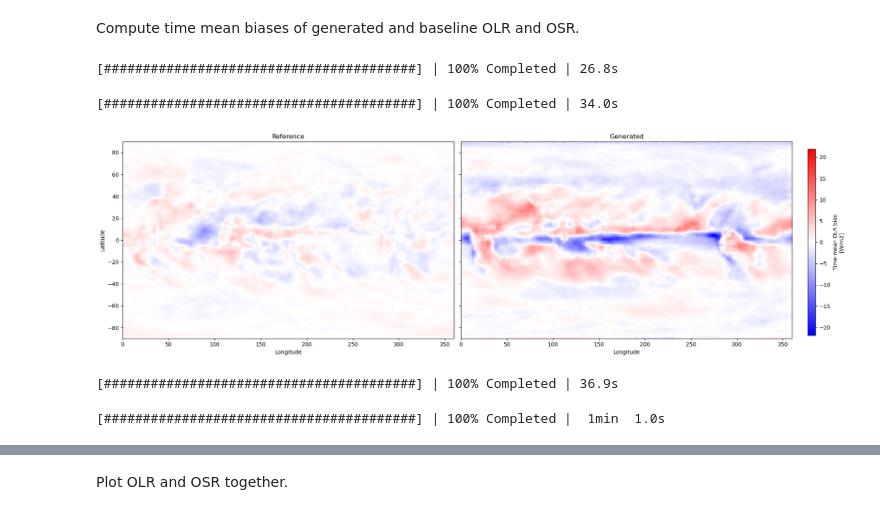
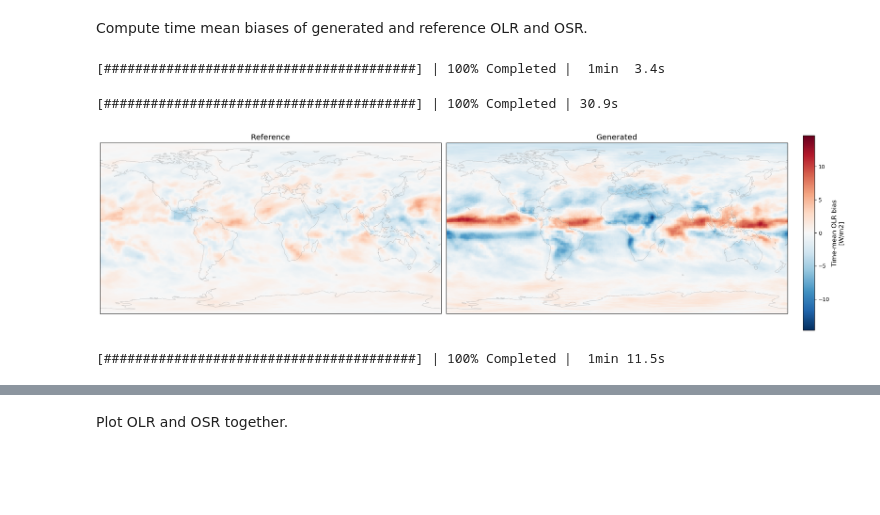
Before and after one commit to ai2cm/e3sm-v2-fme-manuscript, a Jupyter notebook: notebooks/toa-lw-sw-biases.ipynb, the cells around one changed output, grey strips where cells are left out. Cells and saved outputs as stored; diff of their text form; code cells hidden in the pictures; blank space fills up the shorter version.

```diff
--- a/notebooks/toa-lw-sw-biases.ipynb
+++ b/notebooks/toa-lw-sw-biases.ipynb
@@ -15,8 +25,4 @@ _ = xr.set_options(keep_attrs=True)
 # %%
-CONFIG_KEY = "topo-lr3.00e-04"
-BASELINE_KEY = "baseline"
-PREDS_START_DATE = "0031-01-01"
-FLIP_LAT = False
-CHUNKS = {"timestep": 178}
-
 config = load_config("./preds.yaml")
+run_kwargs = get_run_kwargs(config, RUN_KEY)
+run_kwargs
@@ -23,3 +41,2 @@ config = load_config("./preds.yaml")
 # %%
-ds = open_autoregressive_inference(config[CONFIG_KEY]["url"], start=PREDS_START_DATE, flip_lat=FLIP_LAT, chunks=CHUNKS)
-ds
+ds = open_autoregressive_inference(**run_kwargs)
@@ -64,0 +43,9 @@ Data variables: (12/67)
+# %%
+ref_ds = open_reference(
+    path = config["runs"][REF_KEY]["url"],
+    start = run_kwargs["start"],
+    lat_coords=ds["lat"],
+    step_freq=run_kwargs["step_freq"],
+    calendar=run_kwargs["calendar"],
+)
+ref_ds
@@ -65,32 +70,24 @@ Data variables: (12/67)
 # %% [markdown]
-Compute time mean biases of generated and baseline OLR and OSR.
+Compute time mean biases of generated and reference OLR and OSR.
-# %%
-da_FLUT = ds["FLUT"]
-time_mean_bias_FLUT = compute_time_mean_bias(
-    da_FLUT.sel(source="prediction"),
-    da_FLUT.sel(source="target")
-)
-# %% [output]
-[########################################] | 100% Completed | 26.8s
 # %%
-baseline_da_FLUT = baseline_ds["FLUT"]
-baseline_time_mean_bias_FLUT = compute_time_mean_bias(
-    baseline_da_FLUT,
-    da_FLUT.sel(source="target")
+ref_da_OLR = ref_ds[OLR]
+ref_time_mean_bias_OLR = compute_time_mean_bias(
+    ref_da_OLR,
+    ds[OLR].sel(source="target")
 )
 # %% [output]
-[########################################] | 100% Completed | 34.0s
+[########################################] | 100% Completed |  1min  3.4s
-# %%
-fig, axs = plot_time_mean_bias(time_mean_bias_FLUT, baseline_time_mean_bias_FLUT,
-                               var_name="OLR")
-fig.show()
-# %% [output]
-[figure, removed]
-# %%
-da_FSUT = ds["top_of_atmos_upward_shortwave_flux"]
-time_mean_bias_FSUT = compute_time_mean_bias(
-    da_FSUT.sel(source="prediction"),
-    da_FSUT.sel(source="target")
-)
-# %% [output]
-[########################################] | 100% Completed | 36.9s
+# %%
+da_OLR = ds[OLR]
+time_mean_bias_OLR = compute_time_mean_bias(
+    da_OLR.sel(source="prediction"),
+    da_OLR.sel(source="target")
+)
+
+fig, axs = plot_time_mean_bias(
+    time_mean_bias_OLR, ref_time_mean_bias_OLR, var_name="OLR"
+)
+fig.show()
+# %% [output]
+[########################################] | 100% Completed | 30.9s
+[figure, added]
@@ -97,8 +96,8 @@ time_mean_bias_FSUT = compute_time_mean_bias(
 # %%
-baseline_da_FSUT = baseline_ds["top_of_atmos_upward_shortwave_flux"]
-baseline_time_mean_bias_FSUT = compute_time_mean_bias(
-    baseline_da_FSUT,
-    da_FSUT.sel(source="target")
+ref_da_OSR = ref_ds[OSR]
+ref_time_mean_bias_OSR = compute_time_mean_bias(
+    ref_da_OSR,
+    ds[OSR].sel(source="target")
 )
 # %% [output]
-[########################################] | 100% Completed |  1min  1.0s
+[########################################] | 100% Completed |  1min 11.5s
```
Also changed, not shown: parts of 13 cells of this notebook, 4 other files.
